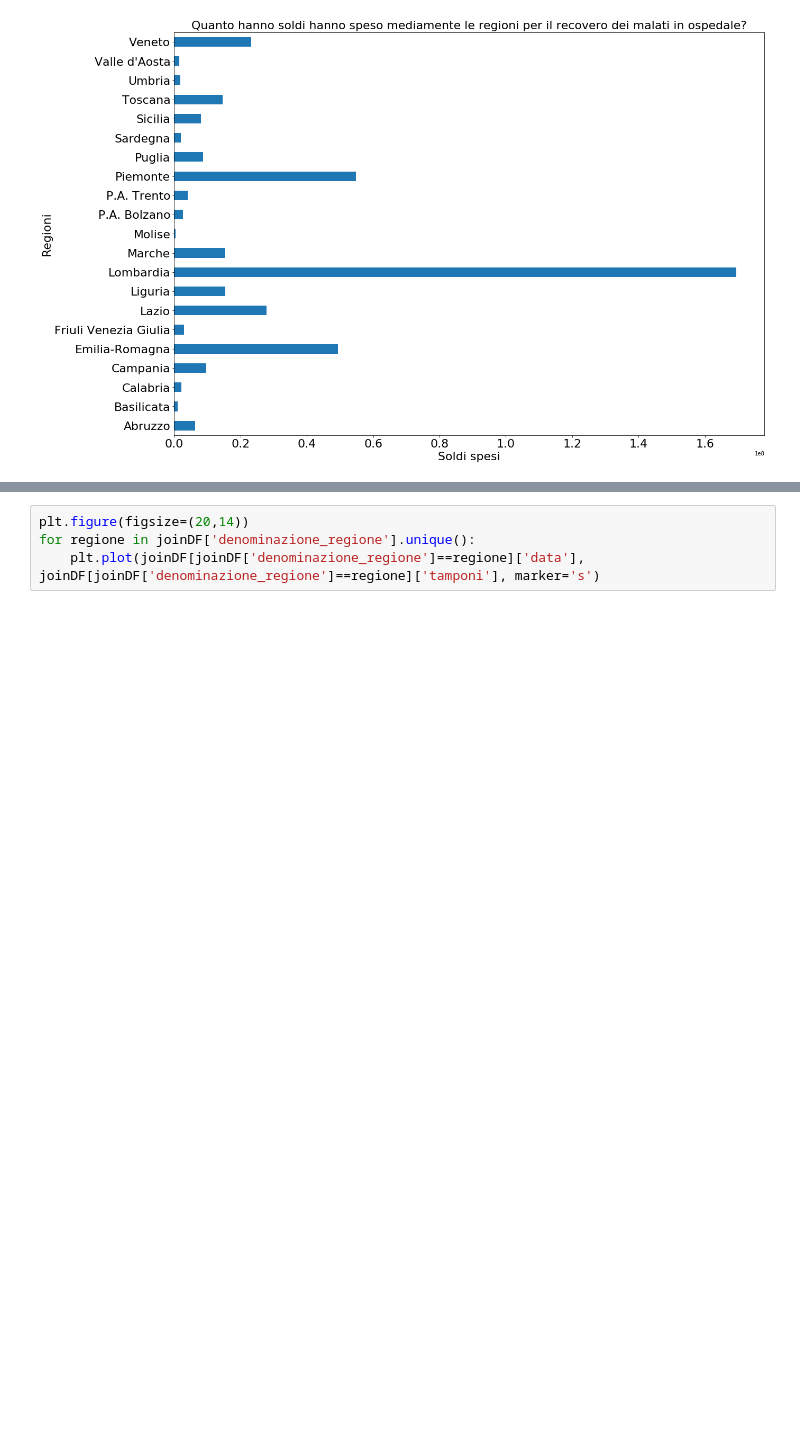
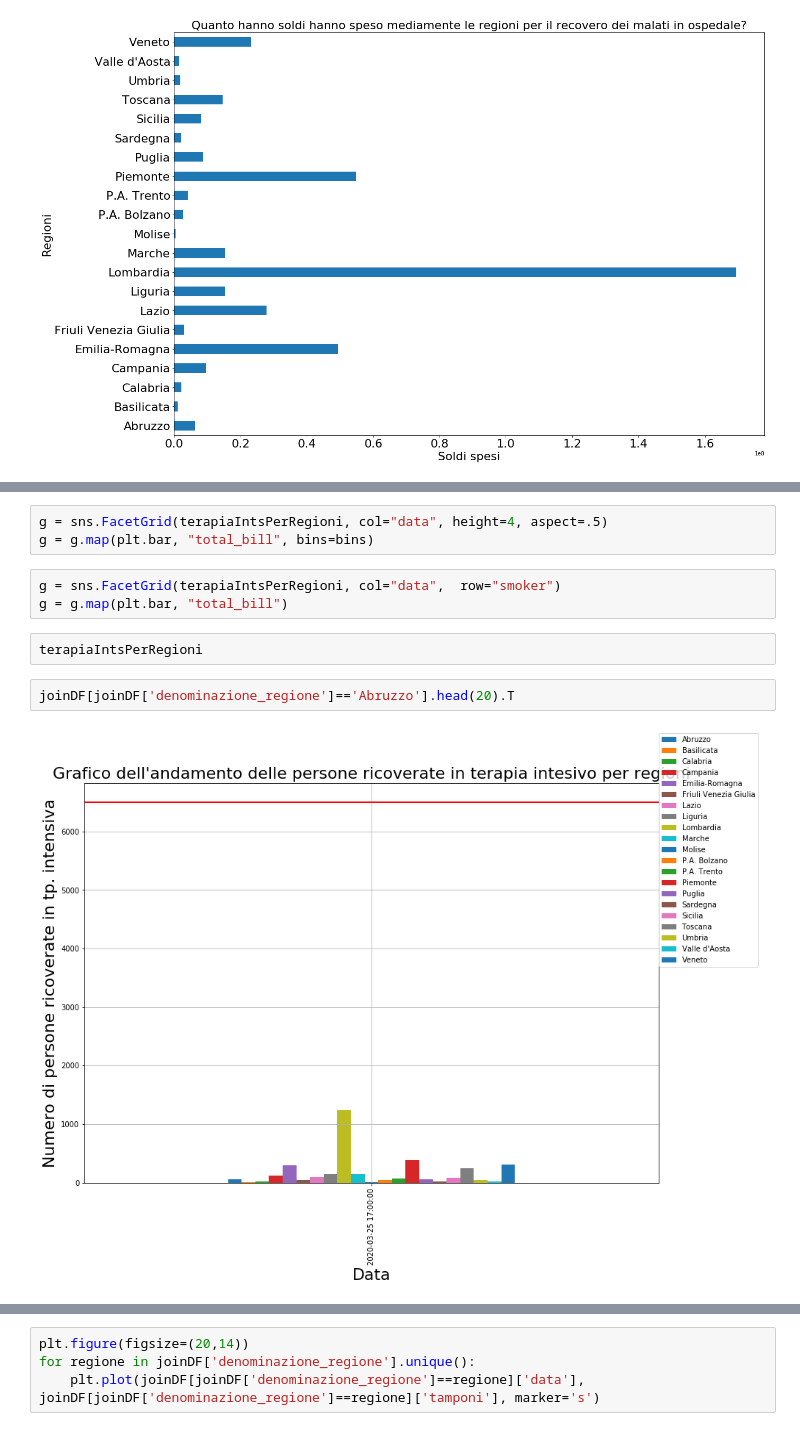
Before and after one commit to MattBlue92/Progetto-APMD-AAGM-2020, a Jupyter notebook: notebooks/DataAnalysis.ipynb, the cells around one changed output, grey strips where cells are left out. Saved outputs shown, nothing was run; the diff lists cells and outputs as text; blank space fills up the shorter version.

```diff
--- a/notebooks/DataAnalysis.ipynb
+++ b/notebooks/DataAnalysis.ipynb
@@ -367,0 +369,12 @@ tamponiPerRegioni
+# %%
+g = sns.FacetGrid(terapiaIntsPerRegioni, col="data", height=4, aspect=.5)
+g = g.map(plt.bar, "total_bill", bins=bins)
+# %%
+g = sns.FacetGrid(terapiaIntsPerRegioni, col="data",  row="smoker")
+g = g.map(plt.bar, "total_bill")
+# %%
+terapiaIntsPerRegioni
+# %%
+joinDF[joinDF['denominazione_regione']=='Abruzzo'].head(20).T
+# %% [output]
+[figure, added]
```
Also changed, not shown: parts of 16 cells of this notebook.
